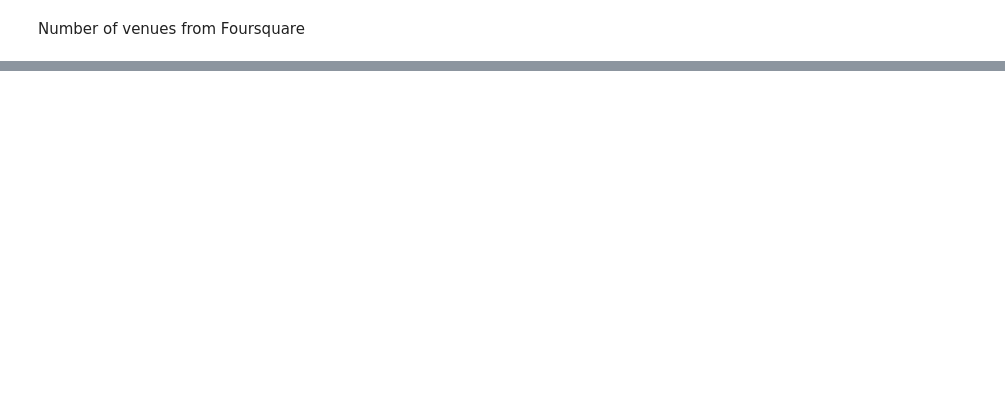
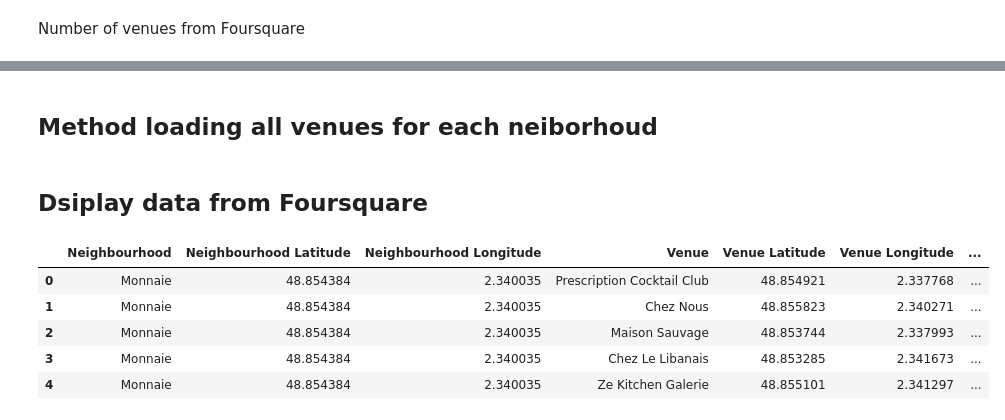
Before and after one commit to camoc/coursera_datascience_ibm, a Jupyter notebook: Capstone-Project-paris-neighborhood.ipynb, the cells around one changed output, grey strips where cells are left out. Drawn from its saved outputs; the diff is of its cells as text; code cells hidden in the pictures; blank space fills up the shorter version.

Commit message:
Add Foursquare data

```diff
--- a/Capstone-Project-paris-neighborhood.ipynb
+++ b/Capstone-Project-paris-neighborhood.ipynb
@@ -262,0 +285,2 @@ print('{} venues were returned by Foursquare.'.format(nearby_venues.shape[0]))
+# %% [markdown]
+## Method loading all venues for each neiborhoud
@@ -262,0 +328,16 @@ print('{} venues were returned by Foursquare.'.format(nearby_venues.shape[0]))
+# %% [markdown]
+## Dsiplay data from Foursquare
+# %%
+paris_venues = getNearbyVenues(names=paris_data['Neighbourhood'],
+                                   latitudes=paris_data['Latitude'],
+                                   longitudes=paris_data['Longitude']
+                                  )
+
+paris_venues.head()
+# %% [output]
+|  | Neighbourhood | Neighbourhood Latitude | Neighbourhood Longitude | Venue | Venue Latitude | Venue Longitude | ... |
+| 0 | Monnaie | 48.854384 | 2.340035 | Prescription Cocktail Club | 48.854921 | 2.337768 | ... |
+| 1 | Monnaie | 48.854384 | 2.340035 | Chez Nous | 48.855823 | 2.340271 | ... |
+| 2 | Monnaie | 48.854384 | 2.340035 | Maison Sauvage | 48.853744 | 2.337993 | ... |
+| 3 | Monnaie | 48.854384 | 2.340035 | Chez Le Libanais | 48.853285 | 2.341673 | ... |
+| 4 | Monnaie | 48.854384 | 2.340035 | Ze Kitchen Galerie | 48.855101 | 2.341297 | ... |
```
Also changed, not shown: parts of 19 cells of this notebook.
